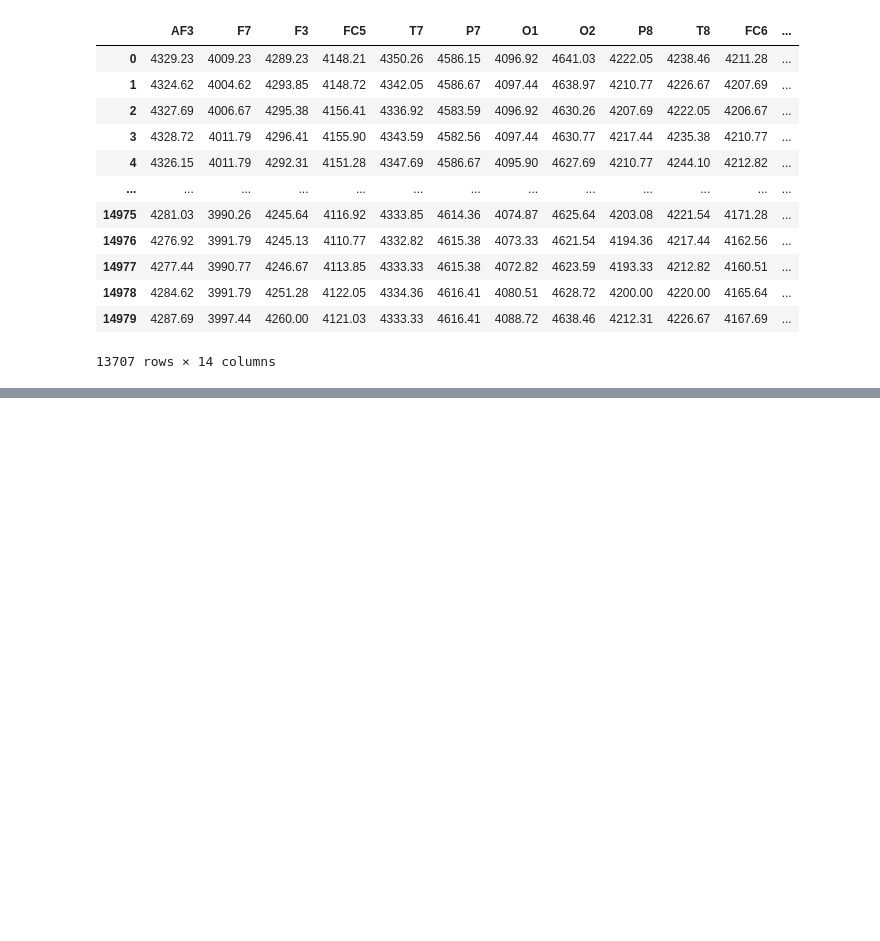
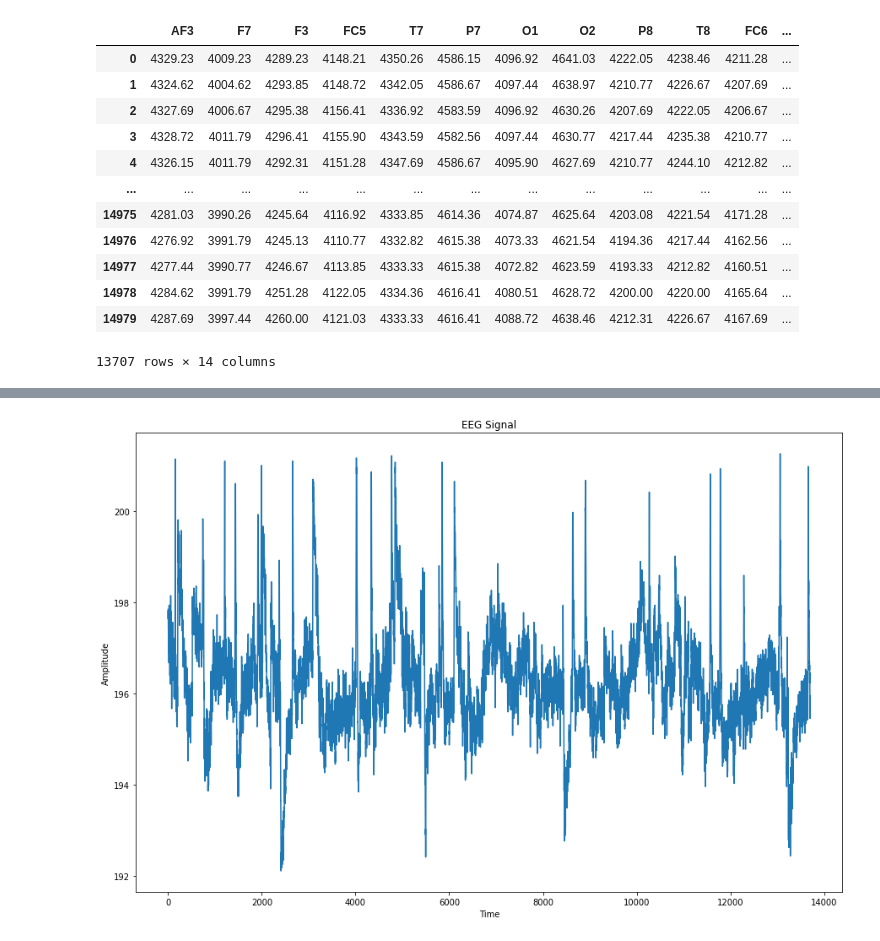
Before and after one commit to ZiadMeligy/InstrumentsTask2, a Jupyter notebook: trying.ipynb, the cells around one changed output, grey strips where cells are left out. Saved outputs shown, nothing was run; the diff lists cells and outputs as text; code cells hidden in the pictures; blank space fills up the shorter version.

```diff
--- a/trying.ipynb
+++ b/trying.ipynb
@@ -61,0 +87,10 @@ plt.show()
+# %%
+
+plt.figure(figsize=(15, 10))
+plt.plot(eeg_data_filtered)
+plt.xlabel('Time')
+plt.ylabel('Amplitude')
+plt.title('EEG Signal')
+plt.show()
+# %% [output]
+[figure, added]
```
Also changed, not shown: parts of 9 cells of this notebook, 1 other file.
